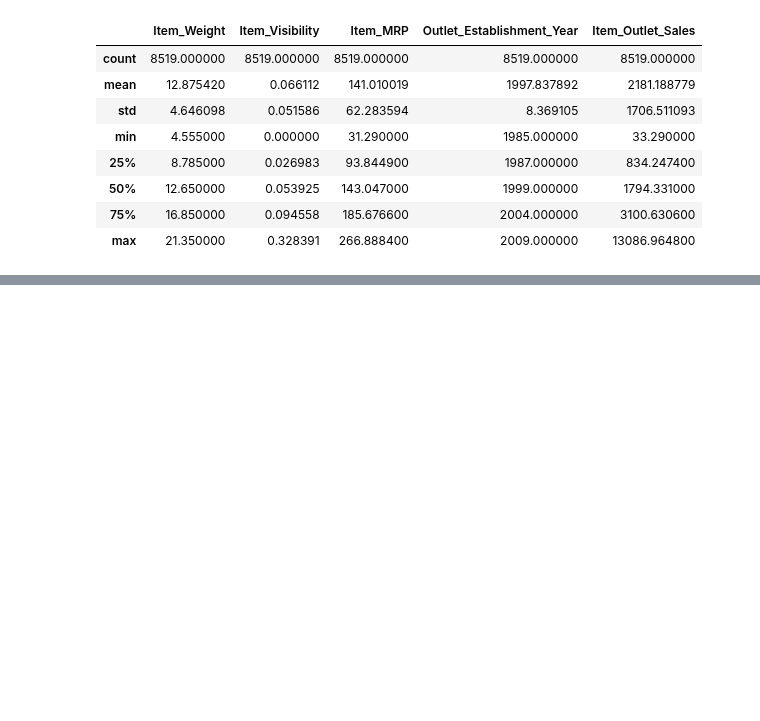
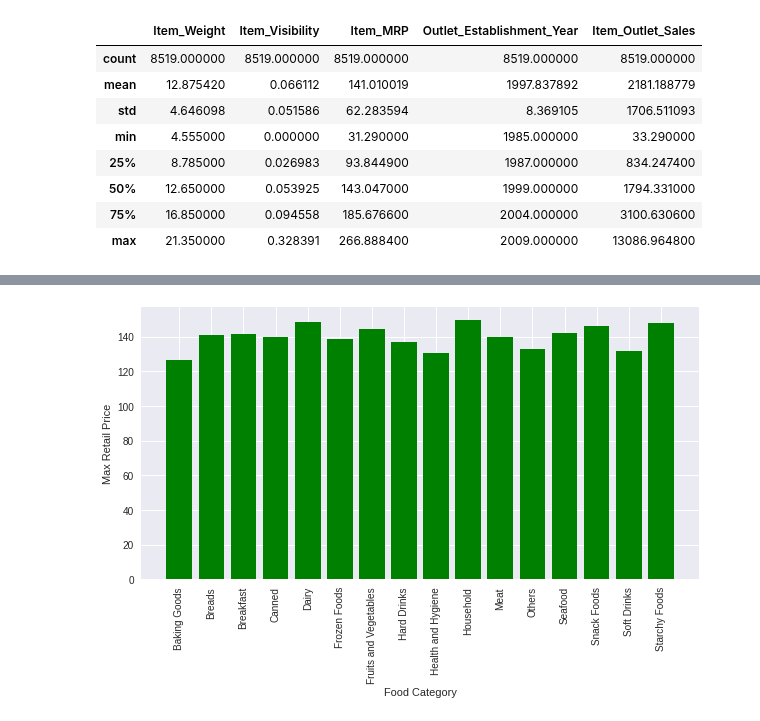
Before and after one commit to paulapipkin/sales_predictions, a Jupyter notebook: Sales_Prediciton.ipynb, the cells around one changed output, grey strips where cells are left out. Cells and saved outputs as stored; diff of their text form; code cells hidden in the pictures; blank space fills up the shorter version.

```diff
--- a/Sales_Prediciton.ipynb
+++ b/Sales_Prediciton.ipynb
@@ -391,0 +451,10 @@ df.describe()
+# %%
+mrp_type = df.groupby('Item_Type', as_index=False)['Item_MRP'].mean()
+# %%
+fig = plt.figure(figsize = (10, 5))
+plt.bar(mrp_type['Item_Type'], mrp_type['Item_MRP'],color='green')
+plt.xlabel('Food Category')
+plt.ylabel('Max Retail Price')
+plt.xticks(rotation=90);
+# %% [output]
+[figure, added]
```
Also changed, not shown: parts of 21 cells of this notebook.
